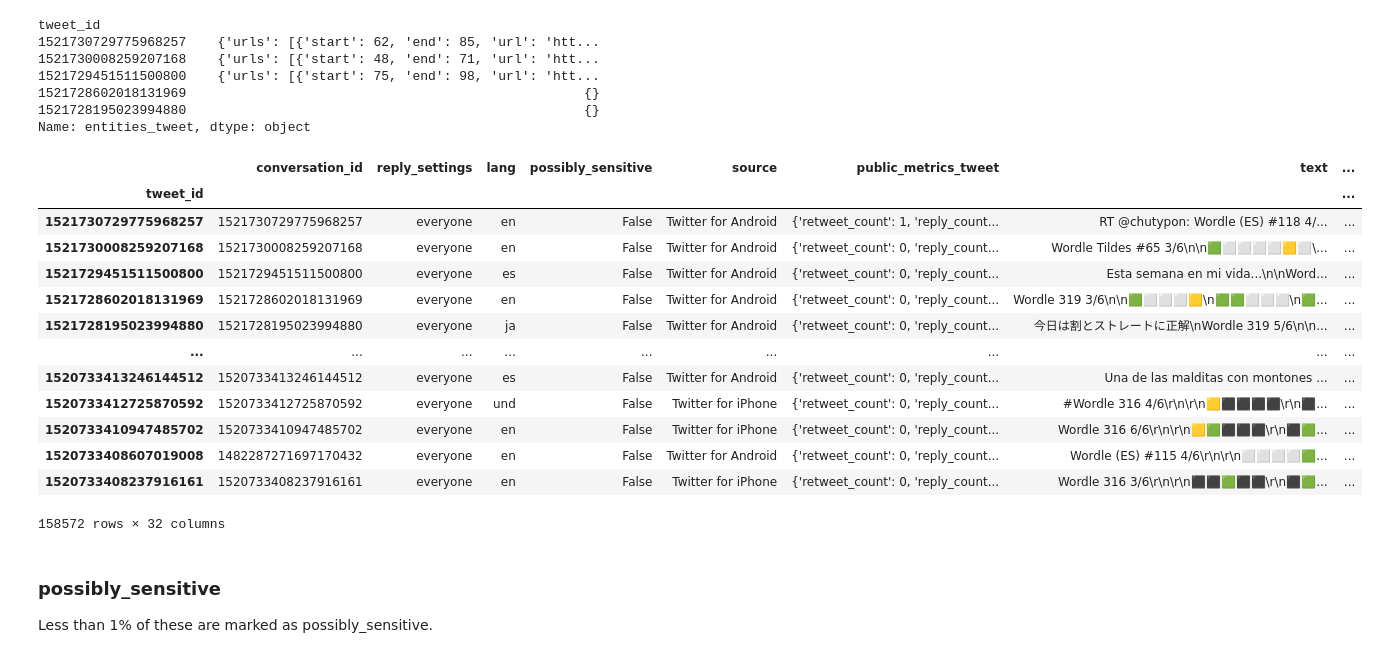
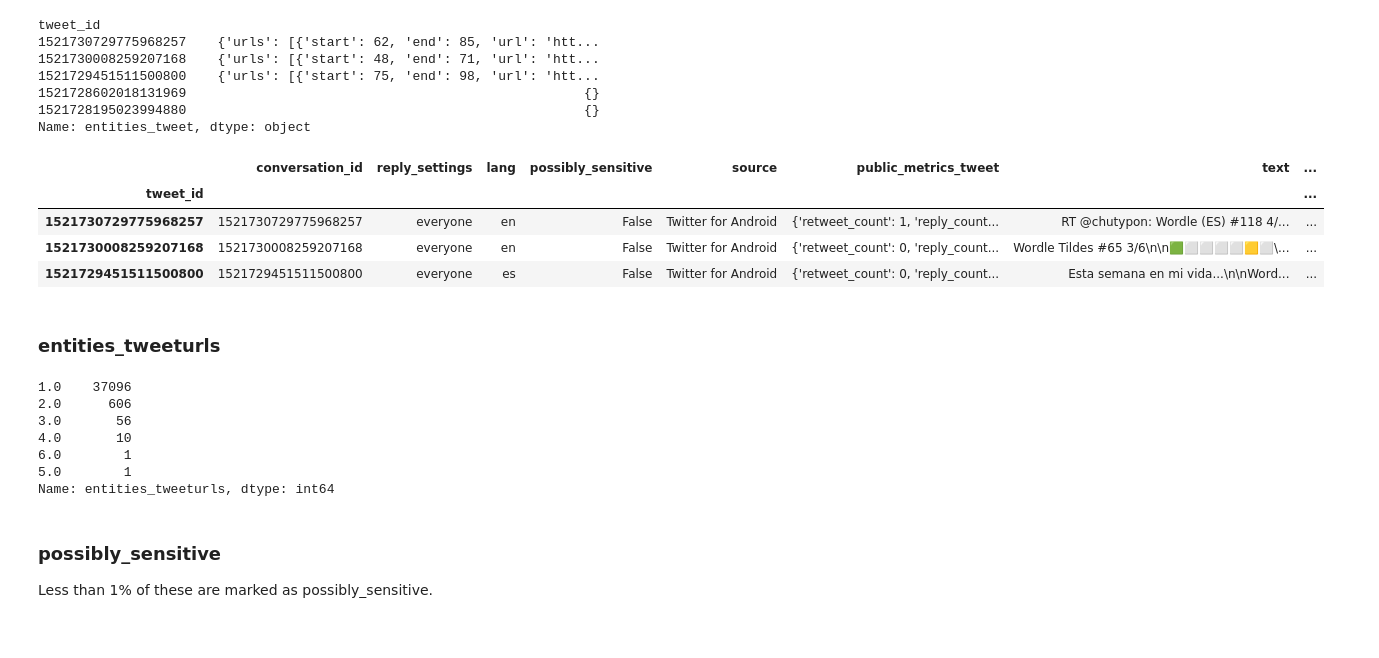
Before and after one commit to dtersegno/capstone, a Jupyter notebook: data_acquisition/4_EDA.ipynb, the cells around one changed output. Saved outputs shown, nothing was run; the diff lists cells and outputs as text; code cells hidden in the pictures.

```diff
--- a/data_acquisition/4_EDA.ipynb
+++ b/data_acquisition/4_EDA.ipynb
@@ -820,20 +824,23 @@ tudf = expand_json_cols(tudf, ['entities_tweet'], drop_json_cols=True)
 # %%
-tudf
+tudf.head(3)
 # %% [output]
 |  | conversation_id | reply_settings | lang | possibly_sensitive | source | public_metrics_tweet | text | ... |
 | tweet_id |  |  |  |  |  |  |  | ... |
 | 1521730729775968257 | 1521730729775968257 | everyone | en | False | Twitter for Android | {'retweet_count': 1, 'reply_count... | RT @chutypon: Wordle (ES) #118 4/... | ... |
 | 1521730008259207168 | 1521730008259207168 | everyone | en | False | Twitter for Android | {'retweet_count': 0, 'reply_count... | Wordle Tildes #65 3/6\n\n🟩⬜⬜⬜⬜🟨⬜\... | ... |
 | 1521729451511500800 | 1521729451511500800 | everyone | es | False | Twitter for Android | {'retweet_count': 0, 'reply_count... | Esta semana en mi vida...\n\nWord... | ... |
-| 1521728602018131969 | 1521728602018131969 | everyone | en | False | Twitter for Android | {'retweet_count': 0, 'reply_count... | Wordle 319 3/6\n\n🟩⬜⬜⬜🟨\n🟩🟩⬜⬜⬜\n🟩... | ... |
-| 1521728195023994880 | 1521728195023994880 | everyone | ja | False | Twitter for Android | {'retweet_count': 0, 'reply_count... | 今日は割とストレートに正解\nWordle 319 5/6\n\n... | ... |
-| ... | ... | ... | ... | ... | ... | ... | ... | ... |
-| 1520733413246144512 | 1520733413246144512 | everyone | es | False | Twitter for Android | {'retweet_count': 0, 'reply_count... | Una de las malditas con montones ... | ... |
-| 1520733412725870592 | 1520733412725870592 | everyone | und | False | Twitter for iPhone | {'retweet_count': 0, 'reply_count... | #Wordle 316 4/6\r\n\r\n🟨⬛⬛⬛⬛\r\n⬛... | ... |
-| 1520733410947485702 | 1520733410947485702 | everyone | en | False | Twitter for iPhone | {'retweet_count': 0, 'reply_count... | Wordle 316 6/6\r\n\r\n🟨🟩⬛⬛⬛\r\n⬛🟩... | ... |
-| 1520733408607019008 | 1482287271697170432 | everyone | en | False | Twitter for Android | {'retweet_count': 0, 'reply_count... | Wordle (ES) #115 4/6\r\n\r\n⬜⬜⬜⬜🟩... | ... |
-| 1520733408237916161 | 1520733408237916161 | everyone | en | False | Twitter for iPhone | {'retweet_count': 0, 'reply_count... | Wordle 316 3/6\r\n\r\n⬛⬛🟩⬛⬛\r\n⬛🟩... | ... |
-158572 rows × 32 columns
+# %% [markdown]
+### entities_tweeturls
+# %%
+tudf['entities_tweeturls'].apply(lambda x: len(x) if type(x) == list else x).value_counts()
+# %% [output]
+1.0    37096
+2.0      606
+3.0       56
+4.0       10
+6.0        1
+5.0        1
+Name: entities_tweeturls, dtype: int64
 # %% [markdown]
 ### possibly_sensitive
 
```
Also changed, not shown: parts of 4 cells of this notebook.
